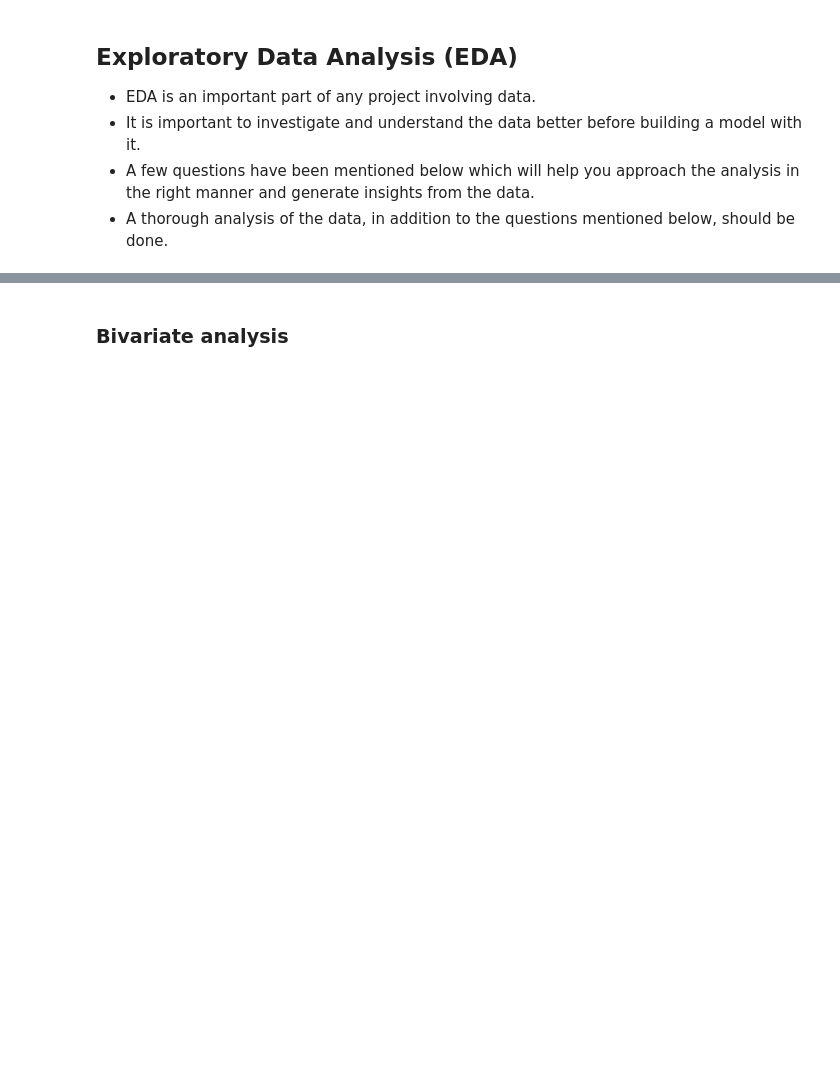
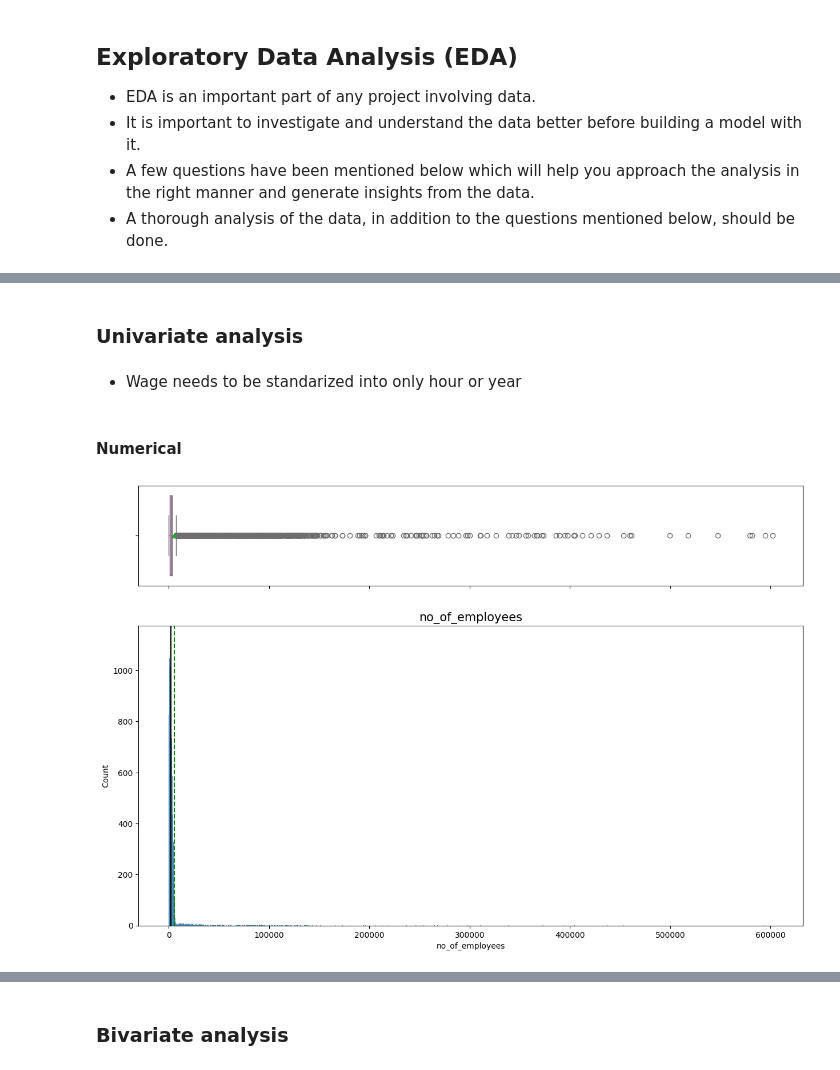
Before and after one commit to DataScience-BusinessAnalitics/Case-Study-Bike-Sharing, a Jupyter notebook: DSBA_Project_ET_EasyVisa_Fullcode.ipynb, the cells around one changed output, grey strips where cells are left out. Cells and saved outputs as stored; diff of their text form; code cells hidden in the pictures; blank space fills up the shorter version.

```diff
--- a/DSBA_Project_ET_EasyVisa_Fullcode.ipynb
+++ b/DSBA_Project_ET_EasyVisa_Fullcode.ipynb
@@ -189,6 +196,7 @@ def histogram_boxplot(data, feature, figsize=(15, 10), kde=False, bins=None):
         gridspec_kw={"height_ratios": (0.25, 0.75)},
         figsize=figsize,
     )  # creating the 2 subplots
+    plt.title(feature, size=15)
     sns.boxplot(
         data=data, x=feature, ax=ax_box2, showmeans=True, color="violet"
     )  # boxplot will be created and a triangle will indicate the mean value of the column
@@ -274,0 +267,25 @@ df
+# %% [markdown]
+### Univariate analysis
+# %% [markdown]
+- Wage needs to be standarized into only hour or year
+# %%
+conversion_factors = {
+    'Hour': 2080,  # 40 hours/week * 52 weeks
+    'Week': 52,    # 52 weeks in a year
+    'Month': 12,   # 12 months in a year
+    'Year': 1      # Already in yearly wages
+}
+
+# Apply conversion to prevailing_wage
+df['prevailing_wage_yearly'] = df.apply(
+    lambda row: row['prevailing_wage'] * conversion_factors[row['unit_of_wage']], axis=1
+)
+# %% [markdown]
+#### Numerical
+# %%
+# numerical columns
+numerical_cols = df.select_dtypes(include=np.number).columns.tolist()
+# %%
+histogram_boxplot(df, numerical_cols[0])
+# %% [output]
+[figure, added]
```
Also changed, not shown: parts of 83 cells of this notebook, 1 other file.
